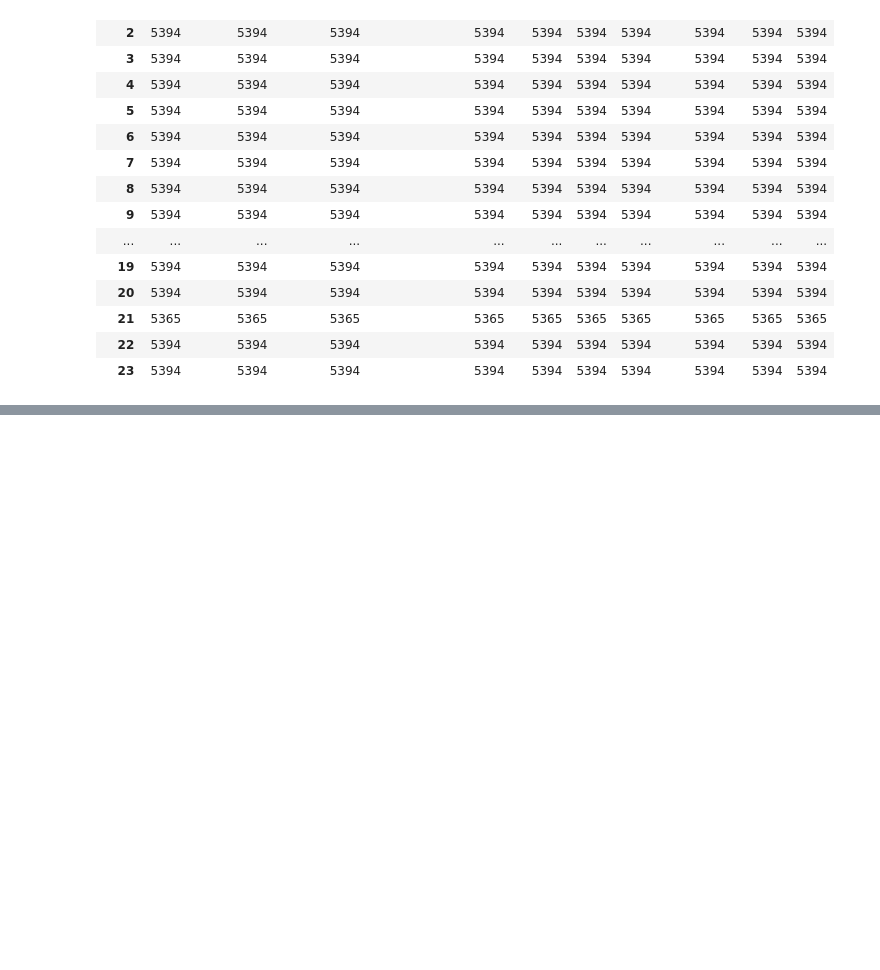
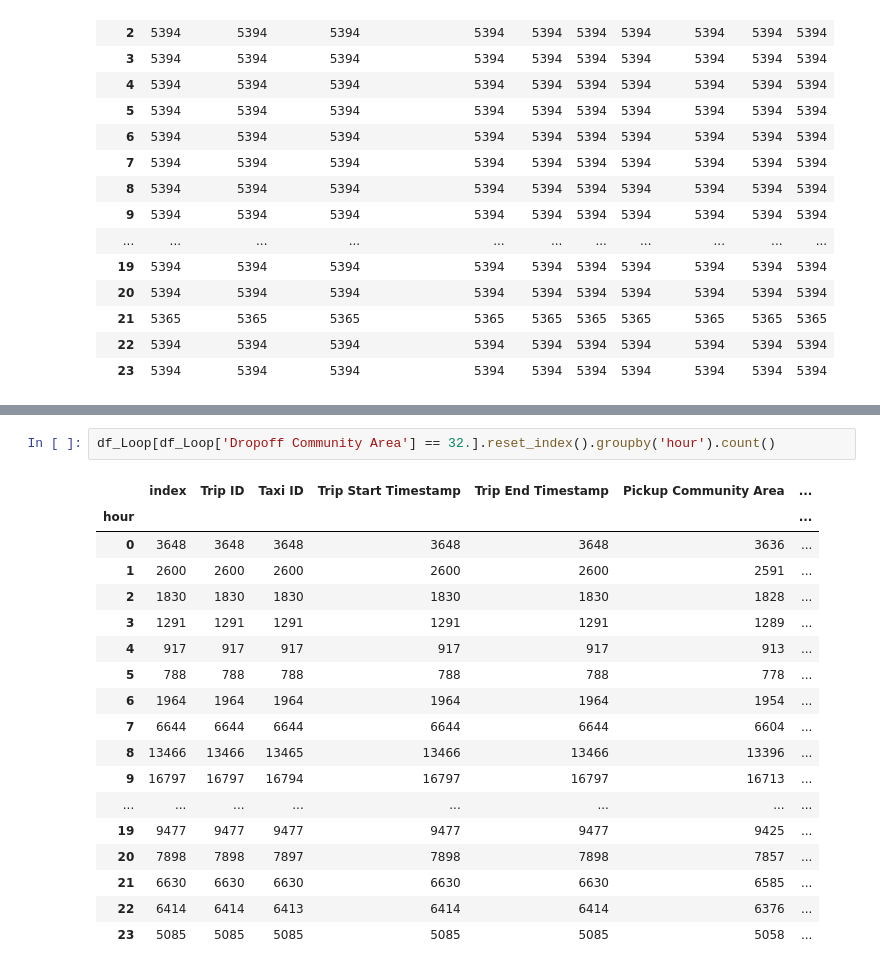
Before and after one commit to Inoueian/chicago-taxi, a Jupyter notebook: chicago-taxi.ipynb, the cells around one changed output, grey strips where cells are left out. Drawn from its saved outputs; the diff is of its cells as text; blank space fills up the shorter version.

```diff
--- a/chicago-taxi.ipynb
+++ b/chicago-taxi.ipynb
@@ -484,0 +496,21 @@ df_cong.iloc[:129427].groupby('hour').count()
+# %%
+df_Loop[df_Loop['Dropoff Community Area'] == 32.].reset_index().groupby('hour').count()
+# %% [output]
+|  | index | Trip ID | Taxi ID | Trip Start Timestamp | Trip End Timestamp | Pickup Community Area | ... |
+| hour |  |  |  |  |  |  | ... |
+| 0 | 3648 | 3648 | 3648 | 3648 | 3648 | 3636 | ... |
+| 1 | 2600 | 2600 | 2600 | 2600 | 2600 | 2591 | ... |
+| 2 | 1830 | 1830 | 1830 | 1830 | 1830 | 1828 | ... |
+| 3 | 1291 | 1291 | 1291 | 1291 | 1291 | 1289 | ... |
+| 4 | 917 | 917 | 917 | 917 | 917 | 913 | ... |
+| 5 | 788 | 788 | 788 | 788 | 788 | 778 | ... |
+| 6 | 1964 | 1964 | 1964 | 1964 | 1964 | 1954 | ... |
+| 7 | 6644 | 6644 | 6644 | 6644 | 6644 | 6604 | ... |
+| 8 | 13466 | 13466 | 13465 | 13466 | 13466 | 13396 | ... |
+| 9 | 16797 | 16797 | 16794 | 16797 | 16797 | 16713 | ... |
+| ... | ... | ... | ... | ... | ... | ... | ... |
+| 19 | 9477 | 9477 | 9477 | 9477 | 9477 | 9425 | ... |
+| 20 | 7898 | 7898 | 7897 | 7898 | 7898 | 7857 | ... |
+| 21 | 6630 | 6630 | 6630 | 6630 | 6630 | 6585 | ... |
+| 22 | 6414 | 6414 | 6413 | 6414 | 6414 | 6376 | ... |
+| 23 | 5085 | 5085 | 5085 | 5085 | 5085 | 5058 | ... |
```
Also changed, not shown: parts of 23 cells of this notebook, 5 other files.
